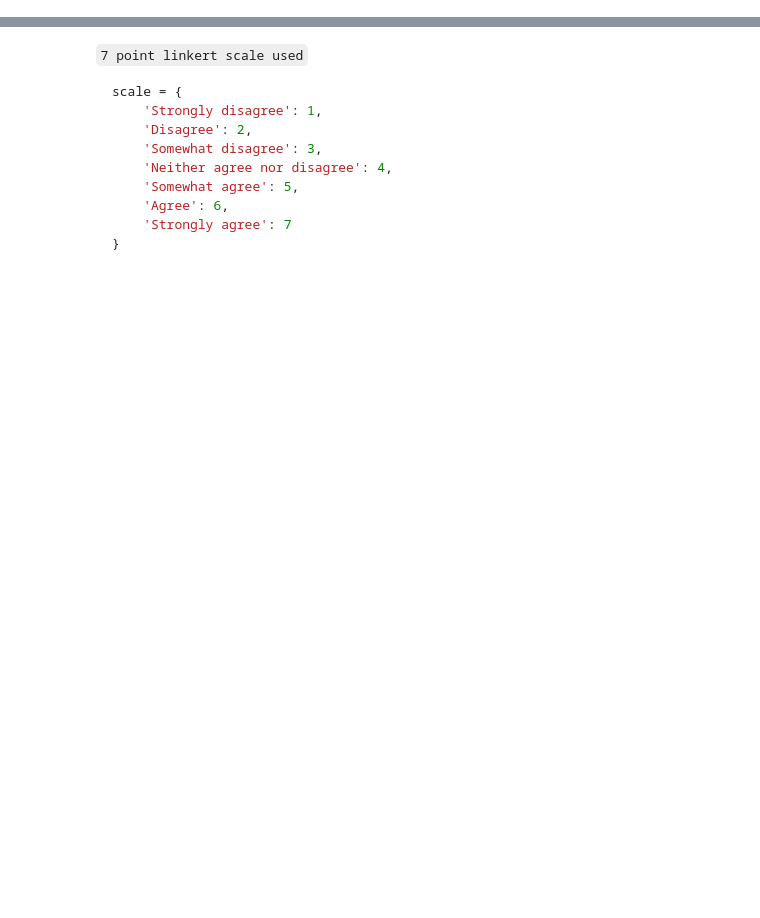
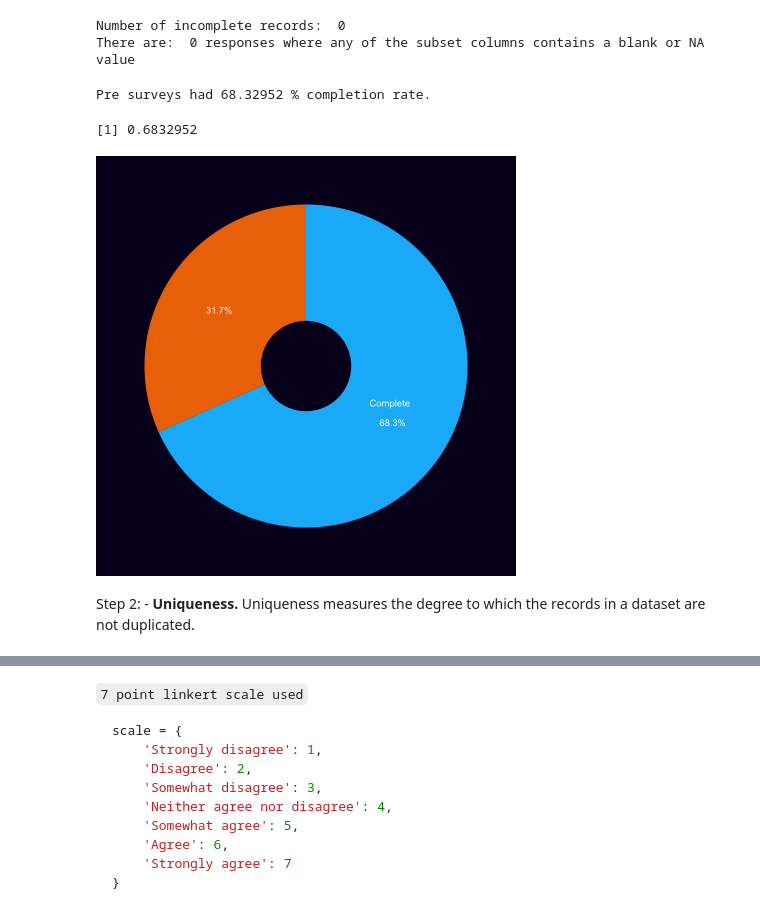
Before and after one commit to pokwir/Jack-Talk-Surveys, a Jupyter notebook: code/data_cleaning.ipynb, the cells around one changed output, grey strips where cells are left out. Cells and saved outputs as stored; diff of their text form; code cells hidden in the pictures; blank space fills up the shorter version.

Commit message:
plots

```diff
--- a/code/data_cleaning.ipynb
+++ b/code/data_cleaning.ipynb
@@ -173,0 +12,6 @@ There are  6358 unduplicated records in the dataset
+# %%
+# create df_pre and df_post
+library(readr)
+
+data_pre <- read.csv(pre, header = TRUE, sep = ",")
+data_post <- read.csv(post, header = TRUE, sep = ",")
@@ -173,0 +146,68 @@ There are  6358 unduplicated records in the dataset
+# %%
+# Quality Control for completeness
+# 1. Check is finished column is all TRUE
+incomplete <- (df_pre[df_pre$Finished == FALSE, ])
+cat("Number of incomplete records: ", nrow(incomplete), "\n")
+
+# 2. check subset of columns for missing values
+# Filter rows where at least one of the columns 'Q1_a'...'id' is blank or NA. Here I used the funtion 'filter_blank_rows' from above.
+blank_rows <- filter_blank_rows(df_pre)
+#count rows
+count_blank_rows <- nrow(blank_rows)
+cat("There are: ", count_blank_rows, "responses where any of the subset columns contains a blank or NA value") #nolint
+# %% [output]
+Number of incomplete records:  0
+There are:  0 responses where any of the subset columns contains a blank or NA value
+# %%
+# calculate completion rate
+
+df_1 <- data.frame(data_pre)
+incomplete <- (df_1[df_1$Finished == FALSE, ])
+df_1 <- df_1[df_1$Finished == TRUE, ]
+blank_or_na_rows <- filter_blank_rows(df_1)
+completion_rate <- (nrow(blank_or_na_rows) + nrow(incomplete))/nrow(data_pre)
+
+cat("Pre surveys had", (1-completion_rate)*100, "% completion rate.\n")
+# %% [output]
+Pre surveys had 68.32952 % completion rate.
+# %%
+1-completion_rate
+# %% [output]
+[1] 0.6832952
+# %%
+# plot completion rate
+
+library(ggplot2)
+library(dplyr)
+# Calculate the complete rate and round it to one decimal place
+complete <- round((1 - completion_rate) * 100, 1)
+# data
+df <- data.frame(
+  group = c("Complete", " "),
+  value = c(complete, 100 - complete)
+)
+
+# Small hole
+hsize <- 1
+
+df <- df %>%
+  mutate(x = hsize)
+
+ggplot(df, aes(x = x, y = value, fill = group)) +
+  geom_col() +
+  geom_text(aes(label = paste0(value, "%")), position = position_stack(vjust = 0.5), color = "#ffffff") +
+  geom_text(aes(label = group, x = hsize - 0.1), color = "white", size = 4, hjust = -3.6) +
+  coord_polar(theta = "y") +
+  xlim(c(0.2, hsize + 0.5)) +
+  scale_fill_manual(values = c("Complete" = "#0cb9f8", " " = "#ee7503")) +
+  theme_void() +
+  theme(legend.position = "none",
+        plot.background = element_rect(fill = "#050022"),
+        panel.background = element_rect(fill = "#050022"),
+        axis.text = element_blank(),
+        axis.title = element_blank(),
+        axis.ticks = element_blank())
+# %% [output]
+[figure, added]
+# %% [markdown]
+Step 2: - **Uniqueness.** Uniqueness measures the degree to which the records in a dataset are not duplicated.
```
Also changed, not shown: parts of 113 cells of this notebook, 7 other files.
